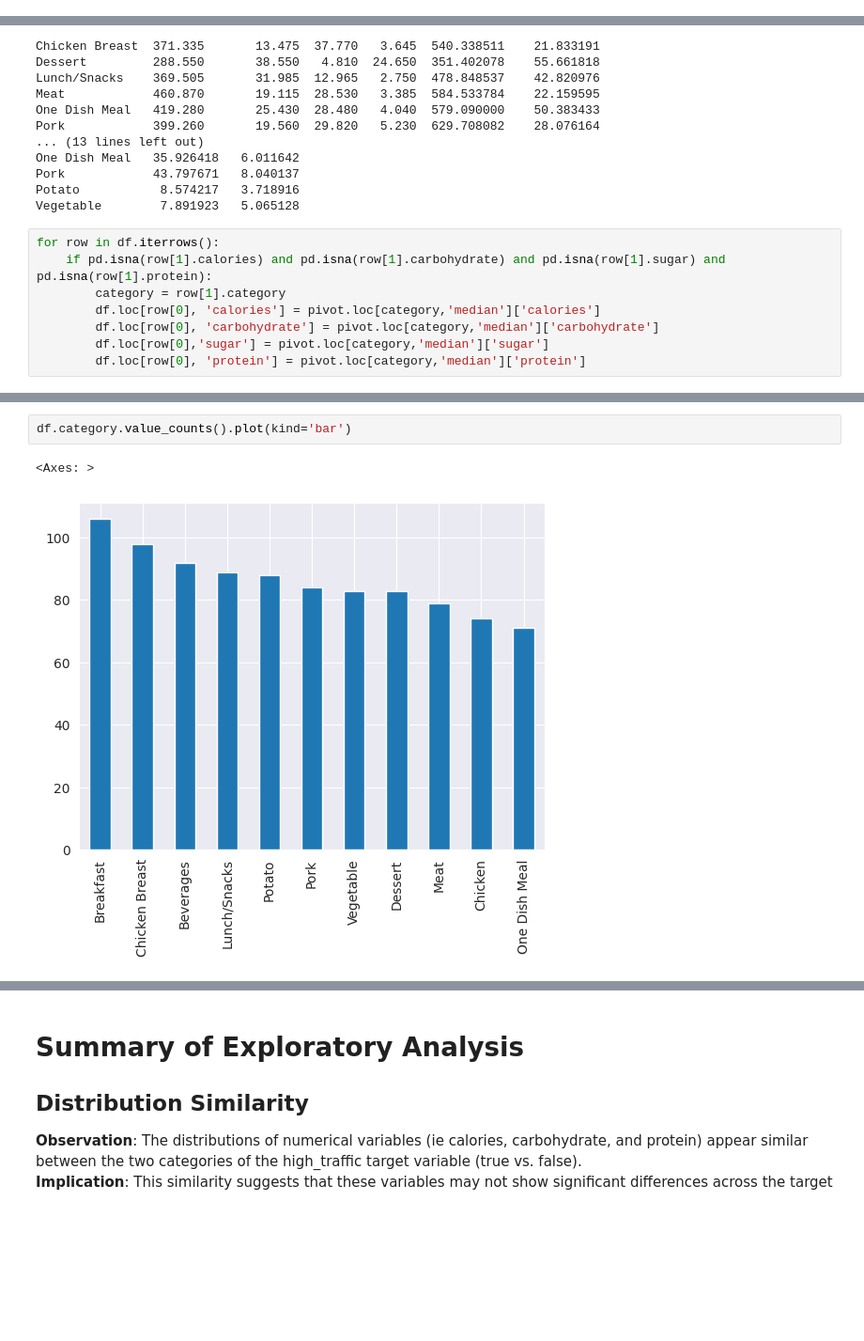
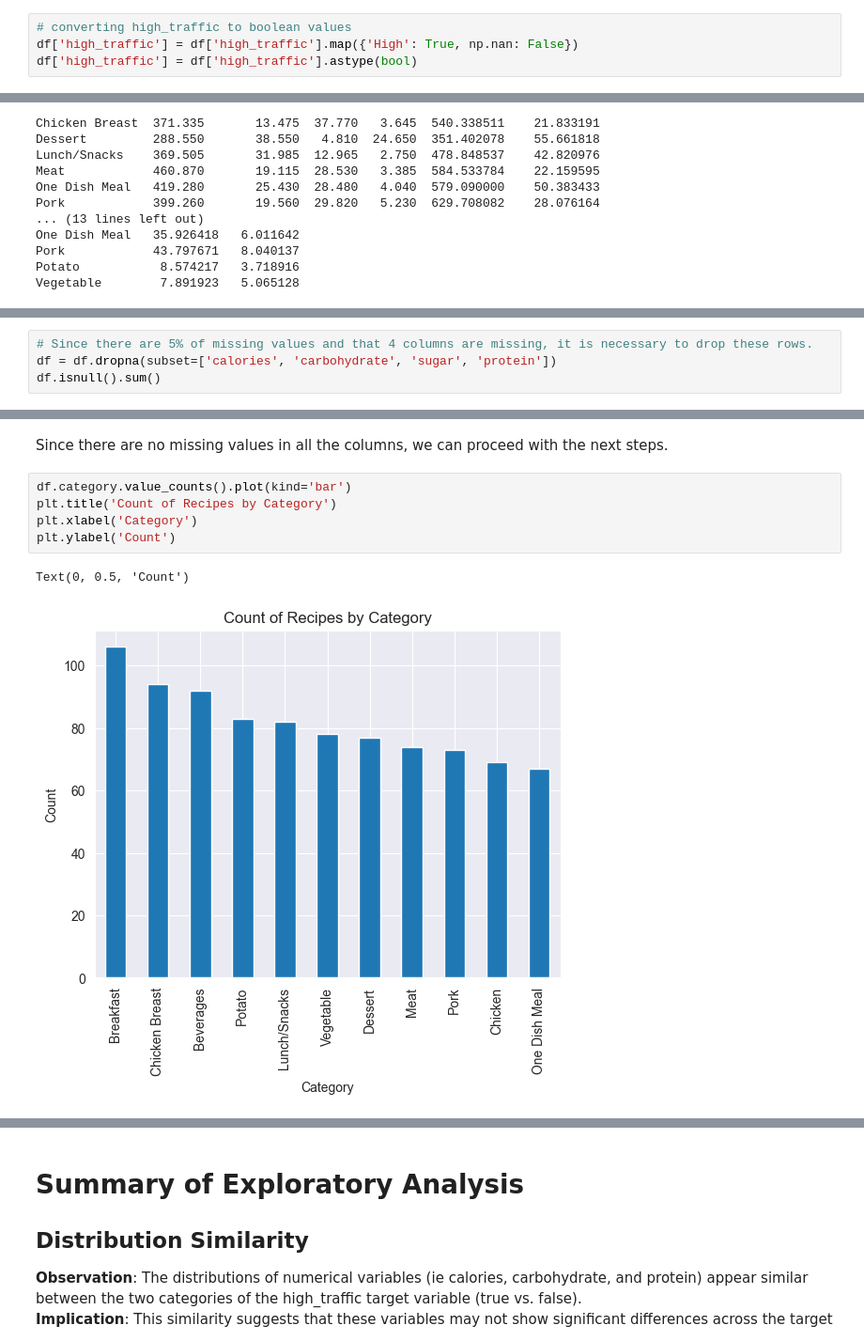
Before and after one commit to miniloda/DataCamp-DataScience-Exam, a Jupyter notebook: notebook_exam.ipynb, the cells around one changed output, grey strips where cells are left out. Shown at 94% size. Drawn from its saved outputs; the diff is of its cells as text; blank space fills up the shorter version.

```diff
--- a/notebook_exam.ipynb
+++ b/notebook_exam.ipynb
@@ -234,3 +230,7 @@ Name: servings, dtype: int64
+# %%
+# converting high_traffic to boolean values
+df['high_traffic'] = df['high_traffic'].map({'High': True, np.nan: False})
+df['high_traffic'] = df['high_traffic'].astype(bool)
 # %% [markdown]
 # Visualizing the data
 In order to clean the data, we need to check the distribution of the variables, look for outliers, and identify any patterns. This will help us identify what statistical measures to use and whether any preprocessing is needed.
@@ -279,11 +278,3 @@ One Dish Meal   35.926418   6.011642
 Pork            43.797671   8.040137
 Potato           8.574217   3.718916
 Vegetable        7.891923   5.065128
-# %%
-for row in df.iterrows():
-    if pd.isna(row[1].calories) and pd.isna(row[1].carbohydrate) and pd.isna(row[1].sugar) and pd.isna(row[1].protein):
-        category = row[1].category
-        df.loc[row[0], 'calories'] = pivot.loc[category,'median']['calories']
-        df.loc[row[0], 'carbohydrate'] = pivot.loc[category,'median']['carbohydrate']
-        df.loc[row[0],'sugar'] = pivot.loc[category,'median']['sugar']
-        df.loc[row[0], 'protein'] = pivot.loc[category,'median']['protein']
@@ -303,0 +310,4 @@ Imputed missing values in protein using median with median value of 11.24
+# %%
+# Since there are 5% of missing values and that 4 columns are missing, it is necessary to drop these rows.
+df = df.dropna(subset=['calories', 'carbohydrate', 'sugar', 'protein'])
+df.isnull().sum()
@@ -304,6 +324,11 @@ Imputed missing values in protein using median with median value of 11.24
+# %% [markdown]
+Since there are no missing values in all the columns, we can proceed with the next steps.
 # %%
 df.category.value_counts().plot(kind='bar')
+plt.title('Count of Recipes by Category')
+plt.xlabel('Category')
+plt.ylabel('Count')
 # %% [output]
-<Axes: >
+Text(0, 0.5, 'Count')
-[figure, old version]
+[figure, new version]
 # %%
```
Also changed, not shown: parts of 24 cells of this notebook.
